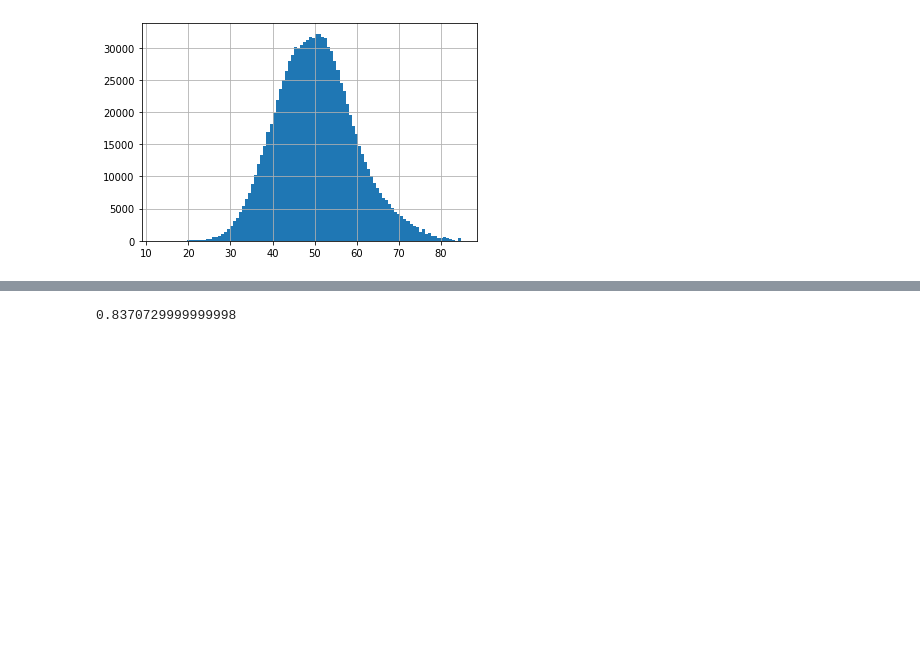
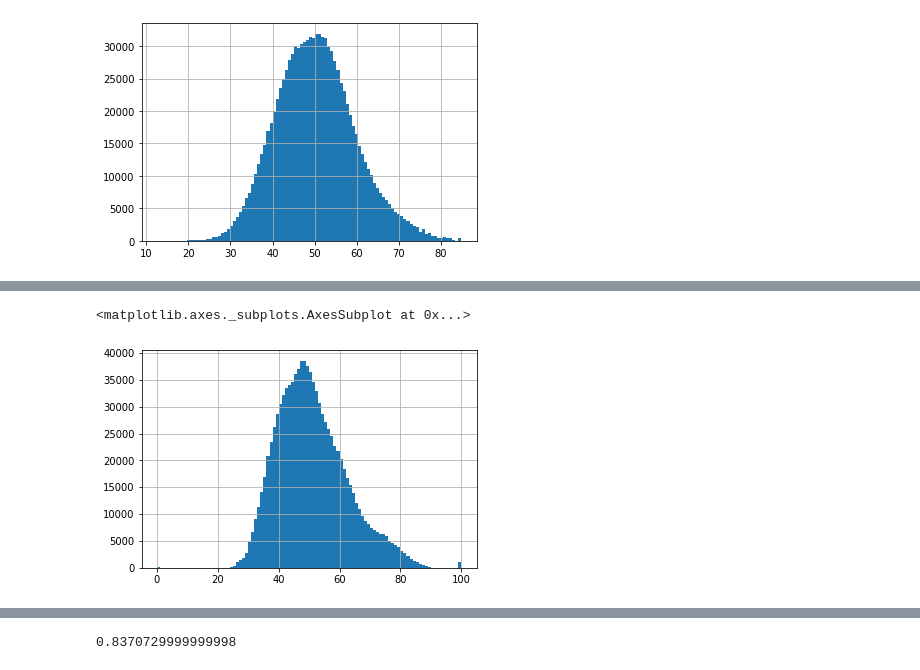
Before and after one commit to dsgantivac/DataMiningProject, a Jupyter notebook: Analisis exploratorio Reduced.ipynb, the cells around one changed output, grey strips where cells are left out. Cells and saved outputs as stored; diff of their text form; code cells hidden in the pictures; blank space fills up the shorter version.

```diff
--- a/Analisis exploratorio Reduced.ipynb
+++ b/Analisis exploratorio Reduced.ipynb
@@ -240,0 +276,5 @@ dtype: int64
+# %%
+data["PUNT_INGLES"].hist(bins = 100)
+# %% [output]
+<matplotlib.axes._subplots.AxesSubplot at 0x...>
+[figure, added]
```
Also changed, not shown: parts of 47 cells of this notebook, 2 other files.
